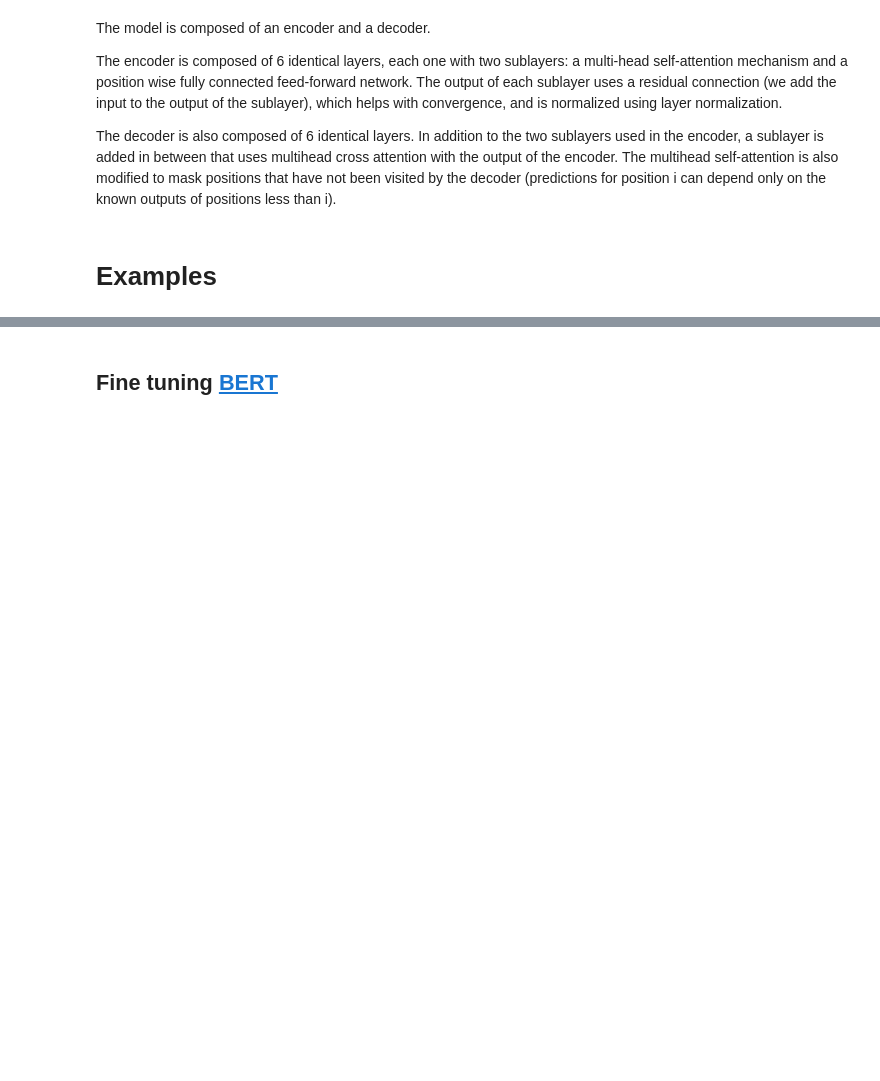
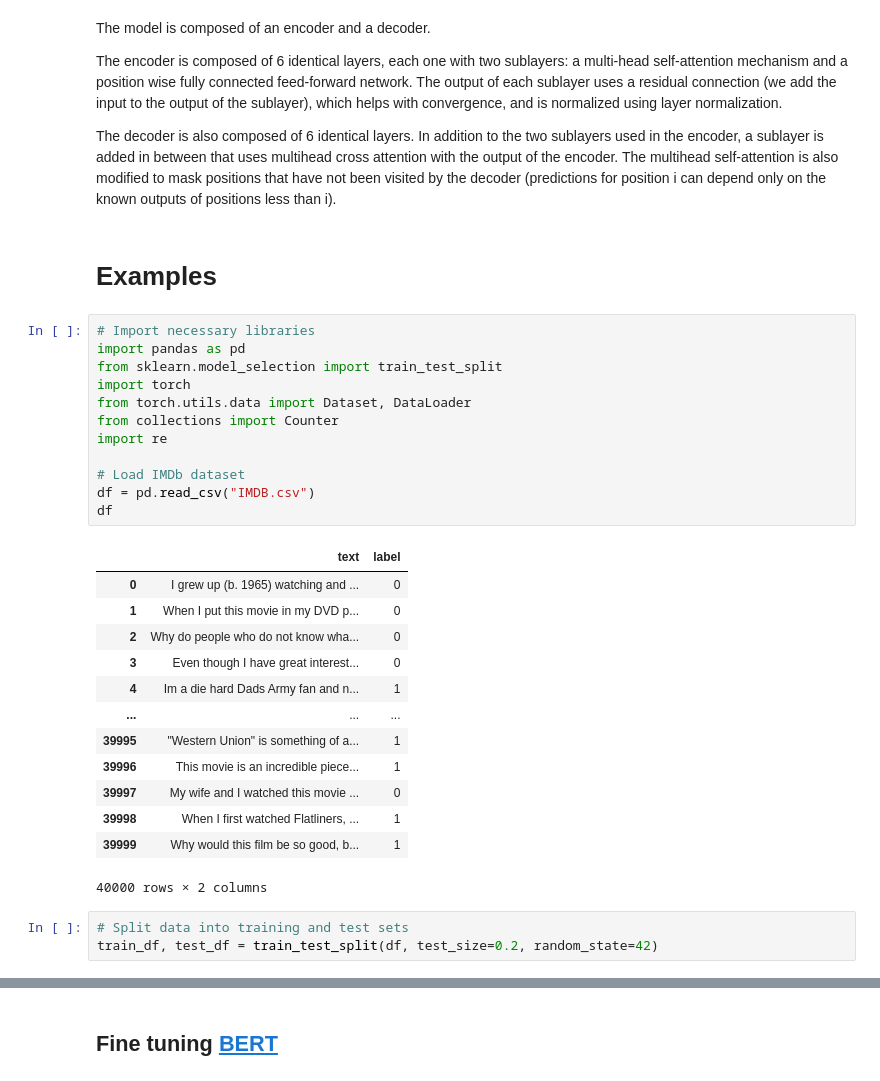
Before and after one commit to fforster/AS4501, a Jupyter notebook: ML_NNs/AS4501_Attention.ipynb, the cells around one changed output, grey strips where cells are left out. Cells and saved outputs as stored; diff of their text form; blank space fills up the shorter version.

```diff
--- a/ML_NNs/AS4501_Attention.ipynb
+++ b/ML_NNs/AS4501_Attention.ipynb
@@ -139,3 +139,32 @@ The encoder is composed of 6 identical layers, each one with two sublayers: a mu
 The decoder is also composed of 6 identical layers. In addition to the two sublayers used in the encoder, a sublayer is added in between that uses multihead cross attention with the output of the encoder. The multihead self-attention is also modified to mask positions that have not been visited by the decoder (predictions for position i can depend only on the known outputs of positions less than i).
 # %% [markdown]
 # Examples
+# %%
+# Import necessary libraries
+import pandas as pd
+from sklearn.model_selection import train_test_split
+import torch
+from torch.utils.data import Dataset, DataLoader
+from collections import Counter
+import re
+
+# Load IMDb dataset
+df = pd.read_csv("IMDB.csv")
+df
+# %% [output]
+|  | text | label |
+| 0 | I grew up (b. 1965) watching and ... | 0 |
+| 1 | When I put this movie in my DVD p... | 0 |
+| 2 | Why do people who do not know wha... | 0 |
+| 3 | Even though I have great interest... | 0 |
+| 4 | Im a die hard Dads Army fan and n... | 1 |
+| ... | ... | ... |
+| 39995 | "Western Union" is something of a... | 1 |
+| 39996 | This movie is an incredible piece... | 1 |
+| 39997 | My wife and I watched this movie ... | 0 |
+| 39998 | When I first watched Flatliners, ... | 1 |
+| 39999 | Why would this film be so good, b... | 1 |
+40000 rows × 2 columns
+# %%
+# Split data into training and test sets
+train_df, test_df = train_test_split(df, test_size=0.2, random_state=42)
```
Also changed, not shown: parts of 40 cells of this notebook, 1 other file.
